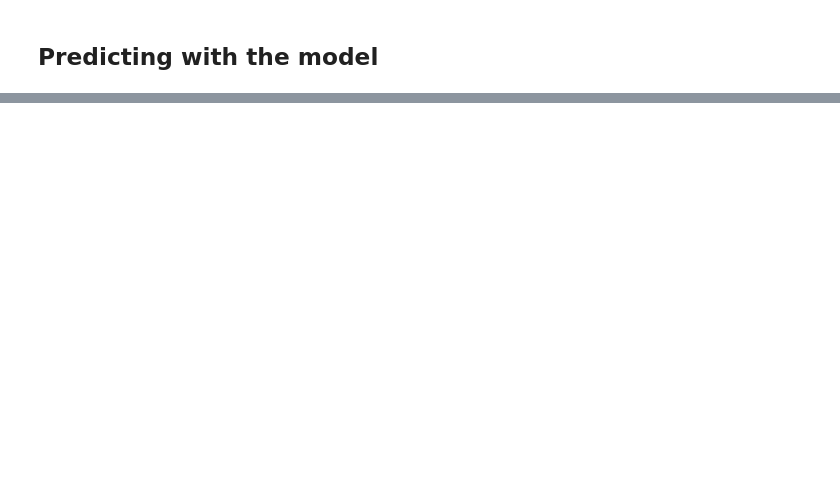
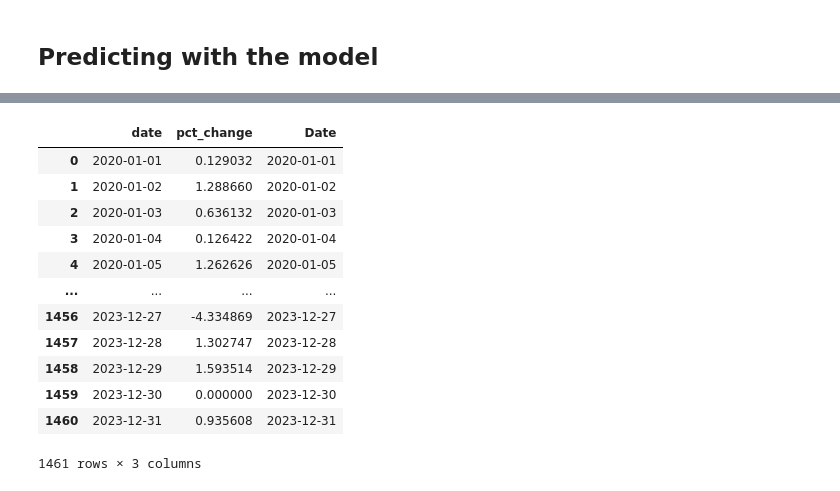
Before and after one commit to mazenwk/beltone-hackathon, a Jupyter notebook: src/Workout/Skeleton.ipynb, the cells around one changed output, grey strips where cells are left out. Cells and saved outputs as stored; diff of their text form; code cells hidden in the pictures; blank space fills up the shorter version.

```diff
--- a/src/Workout/Skeleton.ipynb
+++ b/src/Workout/Skeleton.ipynb
@@ -535,0 +535,17 @@ predictrd torch.Size([700])
+# %%
+closing_gold_prices = closing_gold_prices.set_index(closing_gold_prices['Date'])
+gold_prices_target
+# %% [output]
+|  | date | pct_change | Date |
+| 0 | 2020-01-01 | 0.129032 | 2020-01-01 |
+| 1 | 2020-01-02 | 1.288660 | 2020-01-02 |
+| 2 | 2020-01-03 | 0.636132 | 2020-01-03 |
+| 3 | 2020-01-04 | 0.126422 | 2020-01-04 |
+| 4 | 2020-01-05 | 1.262626 | 2020-01-05 |
+| ... | ... | ... | ... |
+| 1456 | 2023-12-27 | -4.334869 | 2023-12-27 |
+| 1457 | 2023-12-28 | 1.302747 | 2023-12-28 |
+| 1458 | 2023-12-29 | 1.593514 | 2023-12-29 |
+| 1459 | 2023-12-30 | 0.000000 | 2023-12-30 |
+| 1460 | 2023-12-31 | 0.935608 | 2023-12-31 |
+1461 rows × 3 columns
```
Also changed, not shown: parts of 14 cells of this notebook.
